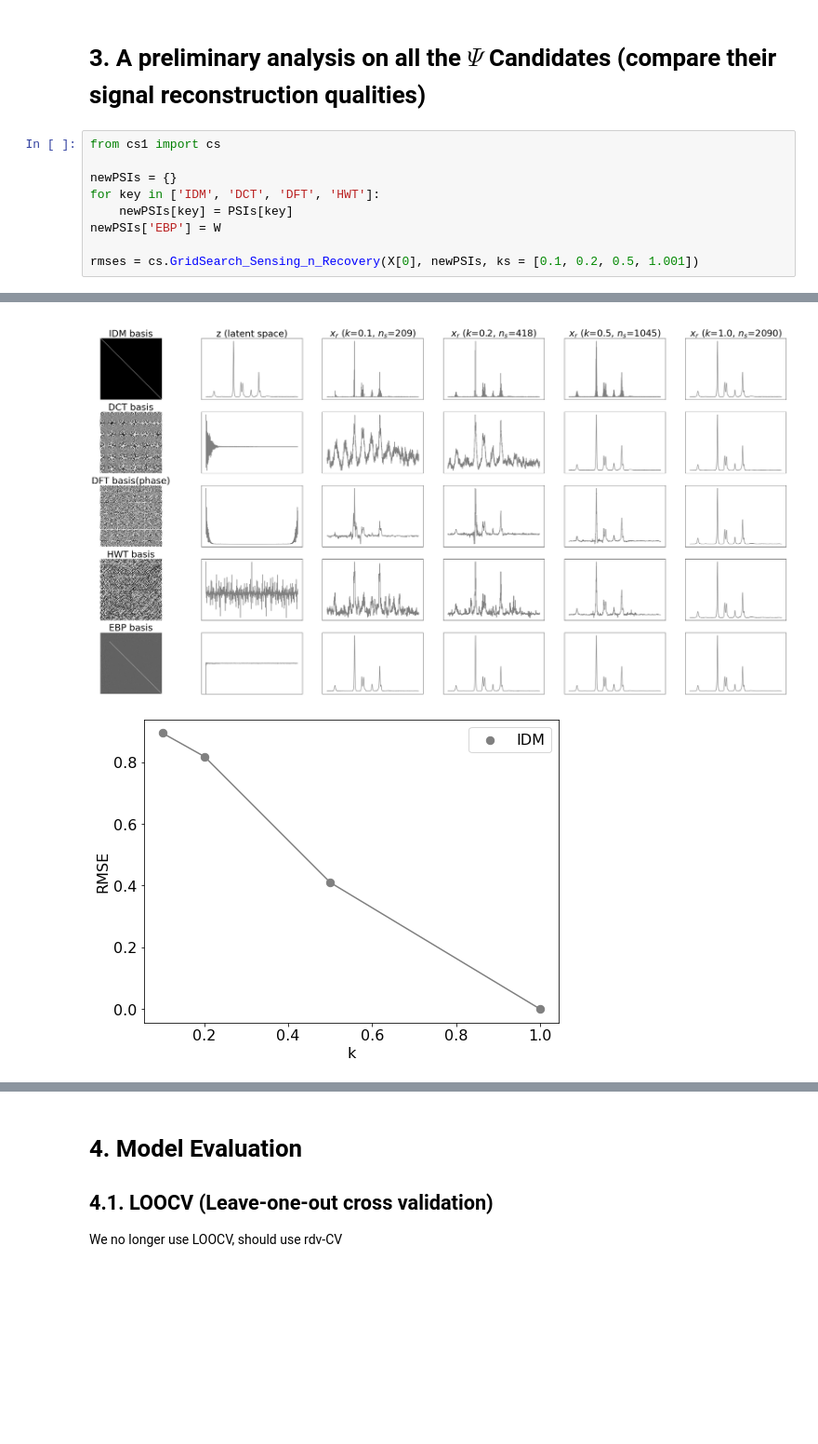
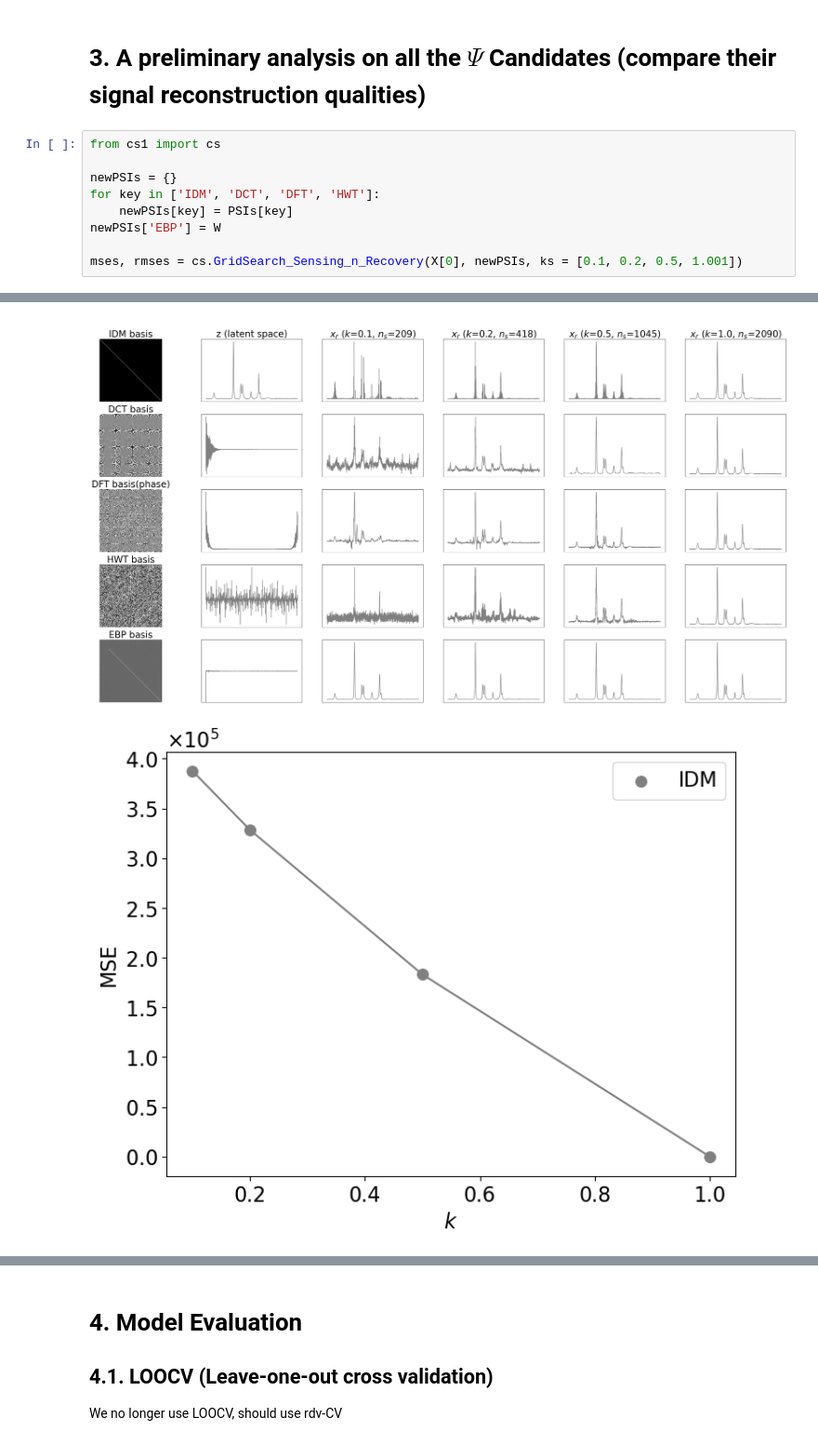
Before and after one commit to zhangys11/cs1, a Jupyter notebook: notebooks/Compressed Sensing - EBP.ipynb, the cells around one changed output, grey strips where cells are left out. Shown at 93% size. Saved outputs shown, nothing was run; the diff lists cells and outputs as text; blank space fills up the shorter version.

```diff
--- a/notebooks/Compressed Sensing - EBP.ipynb
+++ b/notebooks/Compressed Sensing - EBP.ipynb
@@ -118,14 +122,14 @@ Some observations:
 # %%
 from cs1 import cs
 
 newPSIs = {}
 for key in ['IDM', 'DCT', 'DFT', 'HWT']:
     newPSIs[key] = PSIs[key]
 newPSIs['EBP'] = W
 
-rmses = cs.GridSearch_Sensing_n_Recovery(X[0], newPSIs, ks = [0.1, 0.2, 0.5, 1.001])
+mses, rmses = cs.GridSearch_Sensing_n_Recovery(X[0], newPSIs, ks = [0.1, 0.2, 0.5, 1.001])
 # %% [output]
 -------------
 The following are dynamic properties of each PSI:
-[figure, old version]
+[figure, new version]
-[figure, old version]
+[figure, new version]
```
Also changed, not shown: parts of 7 cells of this notebook, 7 other files.
